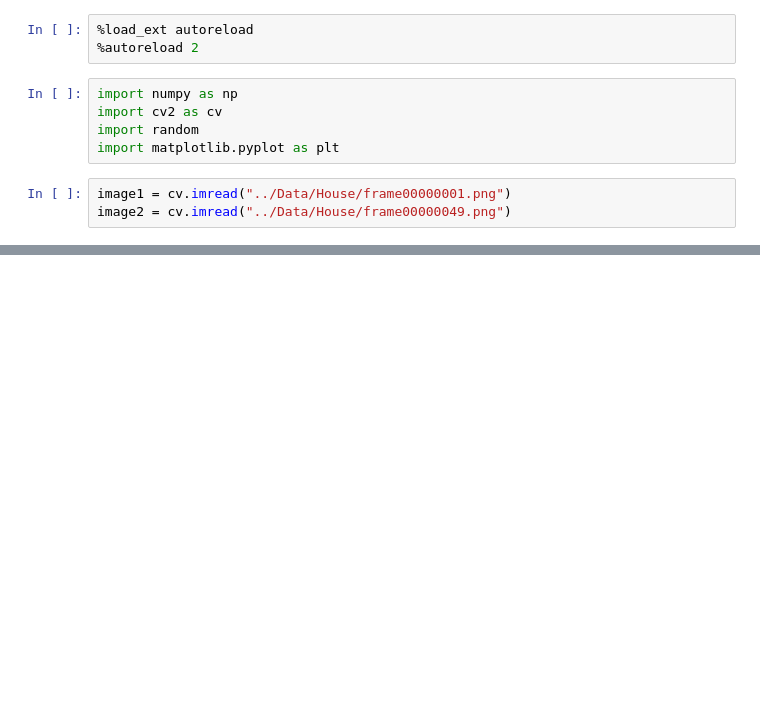
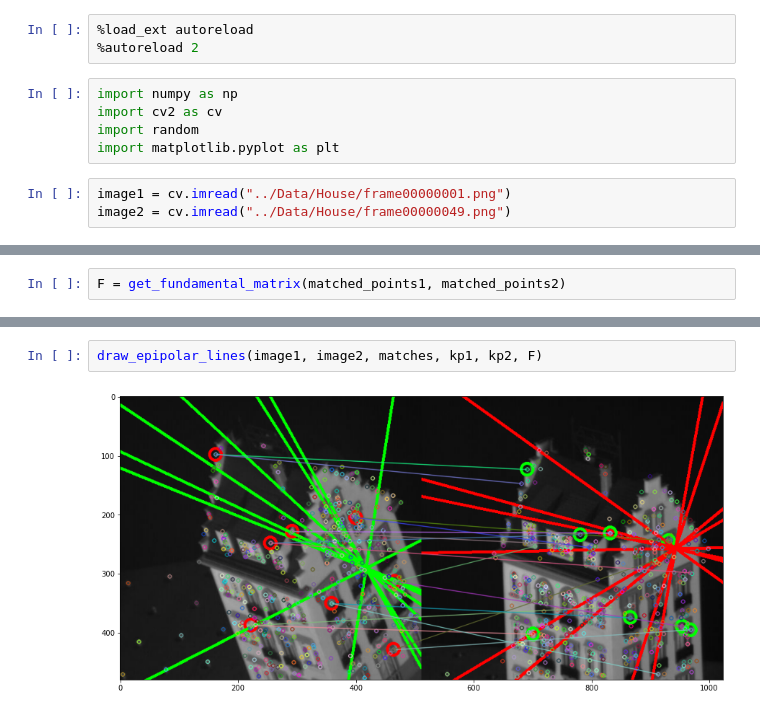
Before and after one commit to OlegBEZb/CV2_UVA_assignments, a Jupyter notebook: assignment2/src/detailed_experiments.ipynb, the cells around one changed output, grey strips where cells are left out. Drawn from its saved outputs; the diff is of its cells as text; blank space fills up the shorter version.

Commit message:
checked fundamental matrix

```diff
--- a/assignment2/src/detailed_experiments.ipynb
+++ b/assignment2/src/detailed_experiments.ipynb
@@ -22,0 +23,2 @@ Before filtering neighbours: 100. After: 31
+# %%
+F = get_fundamental_matrix(matched_points1, matched_points2)
@@ -22,0 +39,4 @@ Before filtering neighbours: 100. After: 31
+# %%
+draw_epipolar_lines(image1, image2, matches, kp1, kp2, F)
+# %% [output]
+[figure, added]
```
Also changed, not shown: parts of 3 cells of this notebook, 2 other files.
